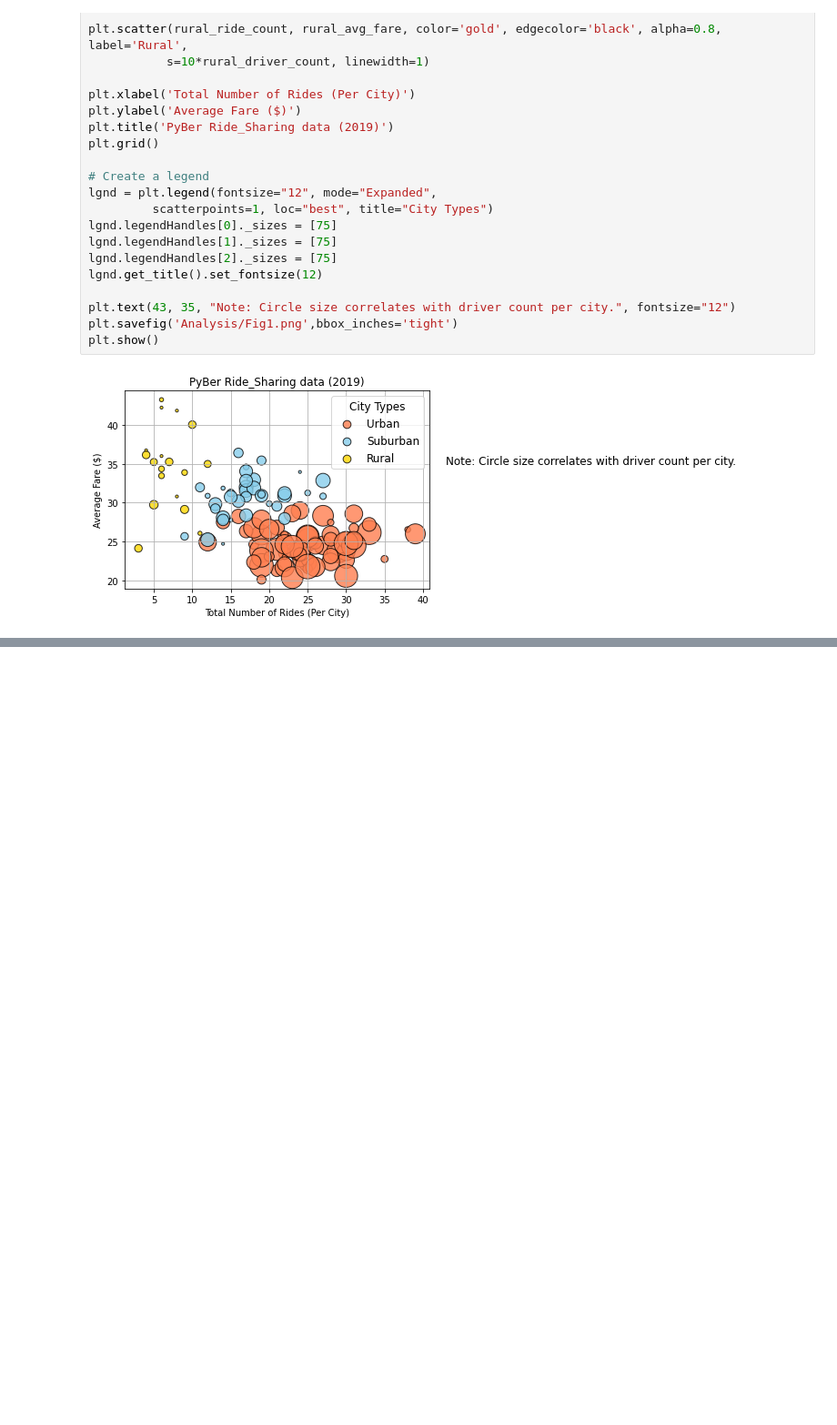
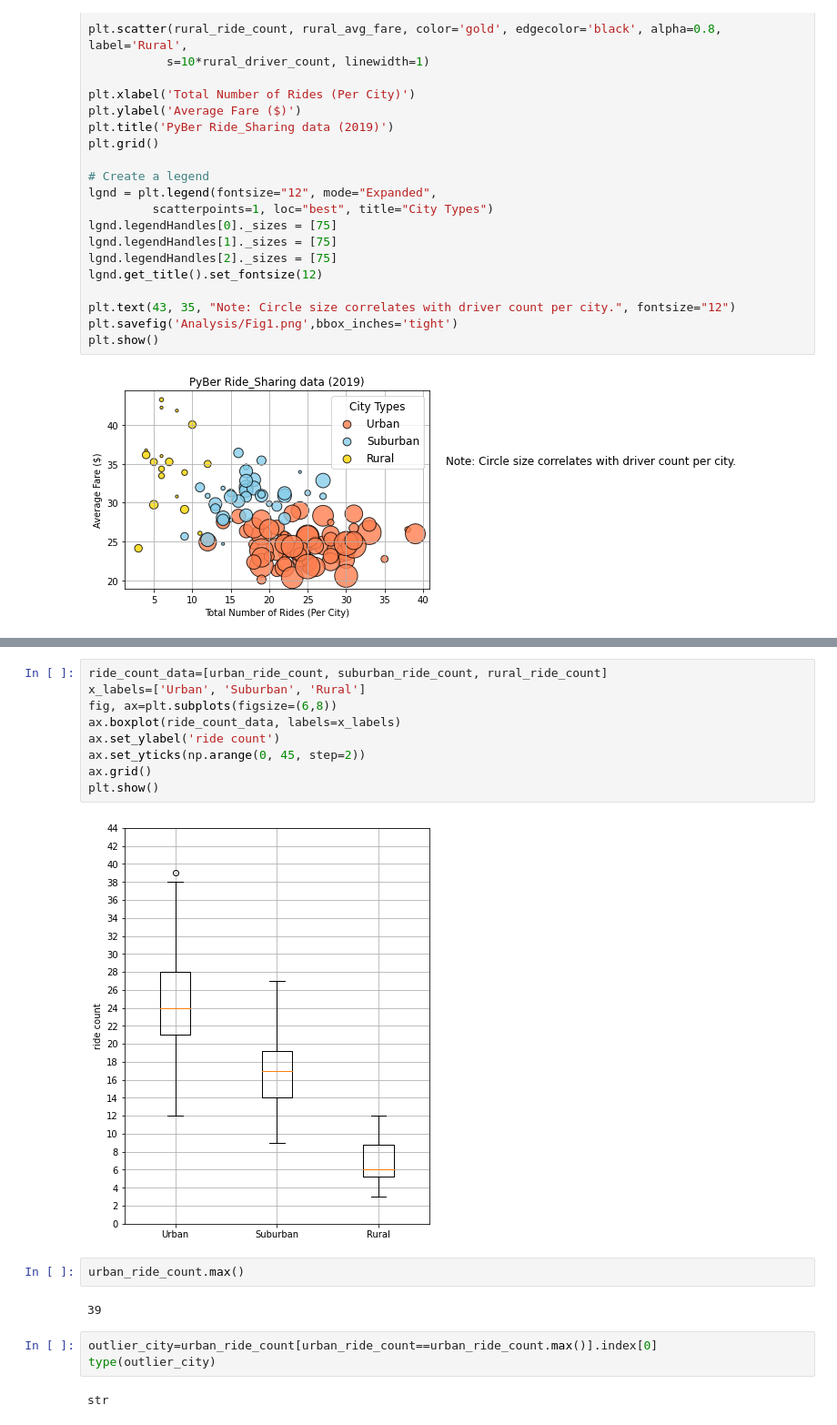
Before and after one commit to shrouqalulaime/PyBer_Analysis, a Jupyter notebook: PyBer.ipynb, the cells around one changed output, grey strips where cells are left out. Shown: that part at 91% size. Cells and saved outputs as stored; diff of their text form; blank space fills up the shorter version.

```diff
--- a/PyBer.ipynb
+++ b/PyBer.ipynb
@@ -140,0 +315,20 @@ plt.show()
+# %%
+ride_count_data=[urban_ride_count, suburban_ride_count, rural_ride_count]
+x_labels=['Urban', 'Suburban', 'Rural']
+fig, ax=plt.subplots(figsize=(6,8))
+ax.boxplot(ride_count_data, labels=x_labels)
+ax.set_ylabel('ride count')
+ax.set_yticks(np.arange(0, 45, step=2))
+ax.grid()
+plt.show()
+# %% [output]
+[figure, added]
+# %%
+urban_ride_count.max()
+# %% [output]
+39
+# %%
+outlier_city=urban_ride_count[urban_ride_count==urban_ride_count.max()].index[0]
+type(outlier_city)
+# %% [output]
+str
```
Also changed, not shown: parts of 31 cells of this notebook, 1 other file.
